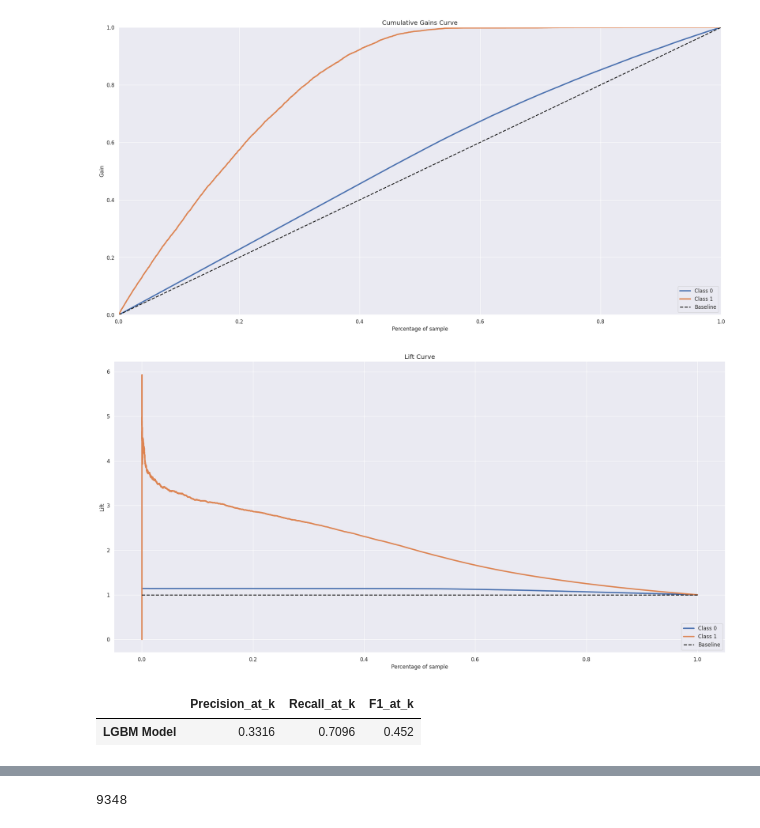
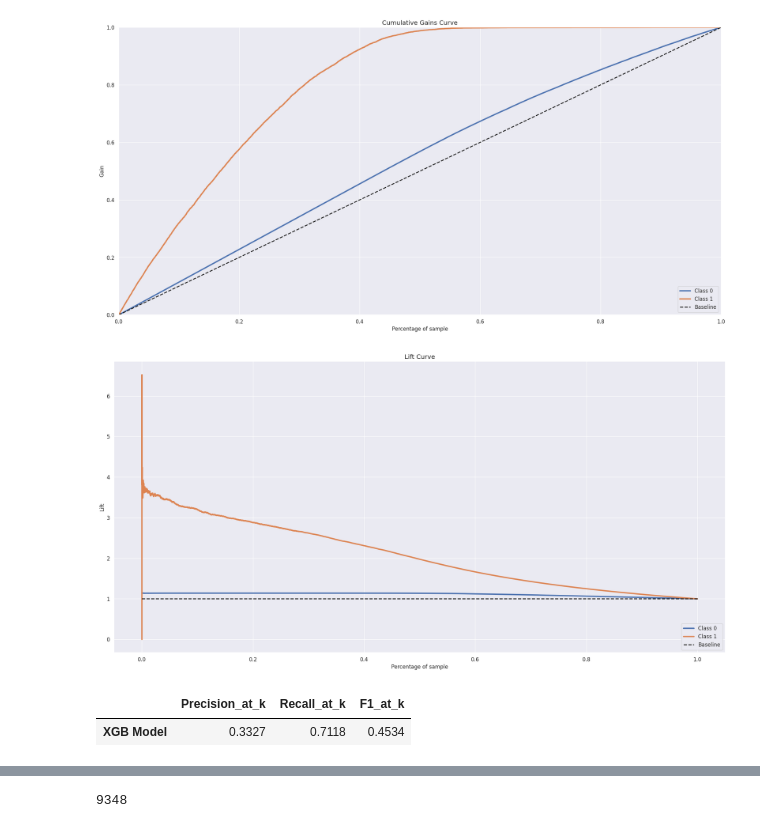
Before and after one commit to AndreMenezesDS/PA004_health_insurance, a Jupyter notebook: PA004_notebook.ipynb, the cells around one changed output, grey strips where cells are left out. Cells and saved outputs as stored; diff of their text form; code cells hidden in the pictures.

```diff
--- a/PA004_notebook.ipynb
+++ b/PA004_notebook.ipynb
@@ -898,16 +876,16 @@ pickle.dump(mms_vintage_age, open('/home/valquiriaam/repos/PA004/src/features/mm
 #region_code - Frequency Encoding
 fe_region = df4.groupby('region_code').size()/len(df4)
 df4.loc[:, 'region_code'] = df4['region_code'].map(fe_region)
-pickle.dump(fe_region, open('/home/valquiriaam/repos/PA004/src/features/fe_region_scaler.pkl', 'wb'))
+#pickle.dump(fe_region, open('/home/valquiriaam/repos/PA004/src/features/fe_region_scaler.pkl', 'wb'))
 
 #policy_sales_channel - Mean Target Encoding
 te_channel = df4.groupby('policy_sales_channel')['response'].mean()
 df4.loc[:, 'policy_sales_channel'] = df4['policy_sales_channel'].map(te_channel)
-pickle.dump(te_channel, open('/home/valquiriaam/repos/PA004/src/features/te_channel_scaler.pkl', 'wb'))
+#pickle.dump(te_channel, open('/home/valquiriaam/repos/PA004/src/features/te_channel_scaler.pkl', 'wb'))
 
 #NOTA -> For Vehicle Age, the created feature 'vehicle_age_score' was maintained, given that it functions as an ordinal encoder for 'vehicle_age'.
 #vehicle_age - One Hot Encoding
-df4 = pd.get_dummies(df4, prefix='vehicle_age', columns=['vehicle_age'])
+#df4 = pd.get_dummies(df4, prefix='vehicle_age', columns=['vehicle_age'])
 # %% [markdown]
 ## 4.4 Validation Data Preparation
 # %%
@@ -1475,32 +1336,31 @@ for key, value in study.best_params.items():
 # %%
 %%time
 
+params = {'booster': 'dart',
+          'max_depth': 3,
+          'learning_rate': 0.11,
+          'n_estimators': 350,
+          'min_child_weight': 5,
+          'scale_pos_weight': 10,
+          'subsample': 0.91,
+          'colsample_bytree': 0.91,
+          'reg_alpha': 0.18,
+          'reg_lambda': 0.89}
+
+
 #Model Definition
-model_lgbm = lgbm.LGBMClassifier(boosting='dart',
-                                 objective='binary',
-                                 n_estimators=100,
-                                 learning_rate= 0.19248156379909417,
-                                 max_depth= 9,
-                                 num_leaves = 68,
-                                 min_data_in_leaf= 300,
-                                 min_gain_to_split= 0,
-                                 lambda_l1= 10,
-                                 bagging_fraction=0.4,
-                                 bagging_freq=1,
-                                 feature_fraction=0.8,
-                                 random_state=32
-                               )
+model_xgb = xgb.XGBClassifier(**params)
 
 eval_set = [(x_validation, y_validation)]
 
 #Model Training
-model_lgbm.fit(x_train,
+model_xgb.fit(x_train,
               y_train,
               eval_set = eval_set,
               early_stopping_rounds=50,
-              eval_metric='auc',
+              eval_metric='logloss',
               verbose=False)
 
 #Model Predict
-yhat_lgbm = model_lgbm.predict_proba( x_validation )
+yhat_xgb = model_xgb.predict_proba( x_validation )
 # %% [output]
@@ -1518,12 +1371,12 @@ skplt.metrics.plot_cumulative_gain( y_validation, yhat_lgbm);
 # %% [output]
 [figure]
 # %%
-skplt.metrics.plot_lift_curve(y_validation, yhat_lgbm);
+skplt.metrics.plot_lift_curve(y_validation, yhat_xgb);
 # %% [output]
-[figure, old version]
+[figure, new version]
 # %%
-ml_top_k_scores('LGBM Model', y_validation, yhat_lgbm, 20000)
+ml_top_k_scores('XGB Model', y_validation, yhat_xgb, 20000)
 # %% [output]
 |  | Precision_at_k | Recall_at_k | F1_at_k |
-| LGBM Model | 0.3316 | 0.7096 | 0.452 |
+| XGB Model | 0.3327 | 0.7118 | 0.4534 |
 # %%
```
Also changed, not shown: parts of 56 cells of this notebook, 3 other files.
